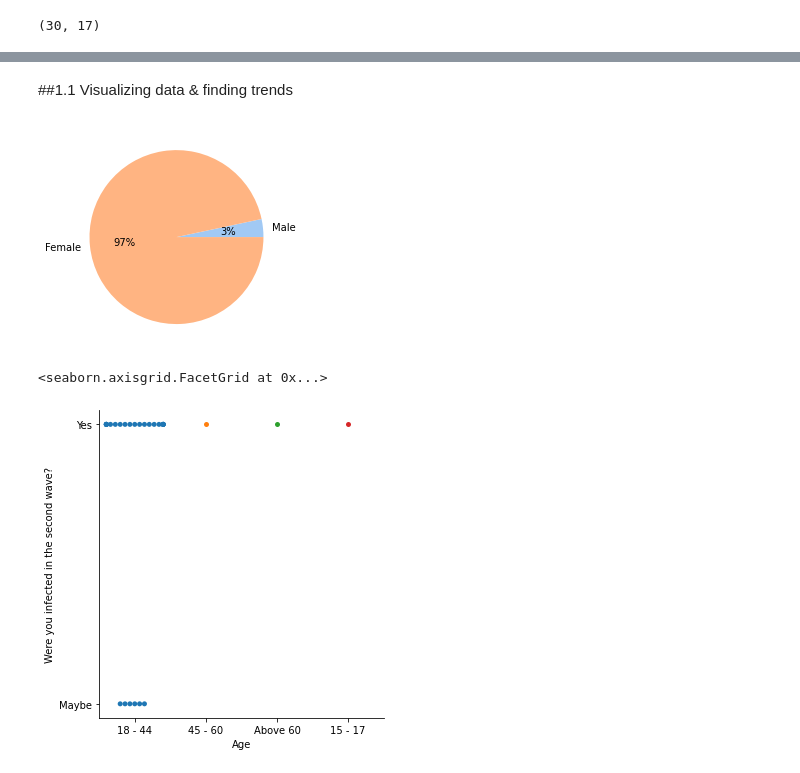
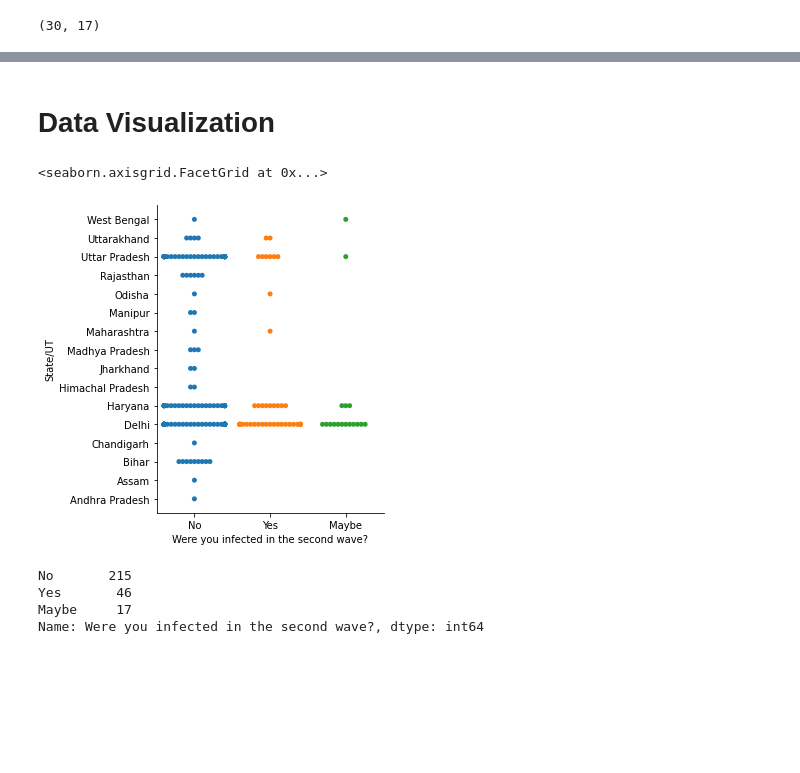
Before and after one commit to sanssonu/Research-project, a Jupyter notebook: old dataset/old_dataset_1.ipynb, the cells around one changed output, grey strips where cells are left out. Saved outputs shown, nothing was run; the diff lists cells and outputs as text; code cells hidden in the pictures; blank space fills up the shorter version.

Commit message:
old dataset completed

```diff
--- a/old dataset/old_dataset_1.ipynb
+++ b/old dataset/old_dataset_1.ipynb
@@ -139,25 +140,19 @@ df
 | 273 | 18 - 44 | Female | Delhi | Yes | Symptomatic | Fever, Cough, Sore throat | Mild | ... |
 | 274 | 18 - 44 | Male | Delhi | Yes | Symptomatic | Fever, Cough, Tiredness/Fatigue, ... | Moderate | ... |
 | 275 | 15 - 17 | Female | Delhi | Yes | Symptomatic | Fever, Cough, Tiredness/Fatigue, ... | Moderate | ... |
-# %% [markdown]
-##1.1 Visualizing data & finding trends
-# %%
-# Gender: Pie chart
-num_male = df['Gender'].value_counts()['Male']
-num_female = df['Gender'].value_counts()['Female']
-
-data = [num_male, num_female]
-labels = ['Male', 'Female']
-
-colors = sns.color_palette('pastel')[0:5]
-
-plt.pie(data, labels = labels, colors = colors, autopct='%.0f%%')
-plt.show()
-# %% [output]
-[figure, removed]
+# %% [markdown]
+# Data Visualization
+# %%
+# State/UT VS Were you infected in the second wave?
+sns.catplot(x="Were you infected in the second wave?", y="State/UT", kind="swarm", data=dataset)
+# %% [output]
+<seaborn.axisgrid.FacetGrid at 0x...>
+[figure, added]
 # %%
-# Age vs Infection in 2nd wave: Categorical scatterplot
-sns.catplot(x="Age", y="Were you infected in the second wave?", kind="swarm", data=df)
+# Number of people who were COVID positive in 2nd wave
+dataset['Were you infected in the second wave?'].value_counts()
 # %% [output]
-<seaborn.axisgrid.FacetGrid at 0x...>
+No       215
+Yes       46
+Maybe     17
+Name: Were you infected in the second wave?, dtype: int64
-[figure, removed]
```
Also changed, not shown: parts of 28 cells of this notebook.
